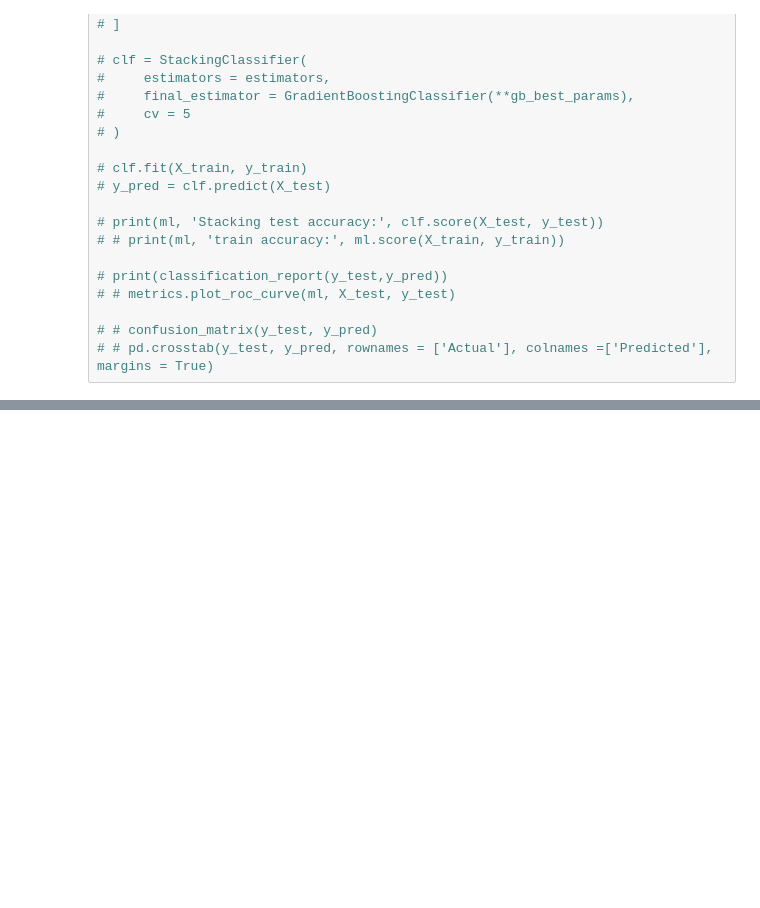
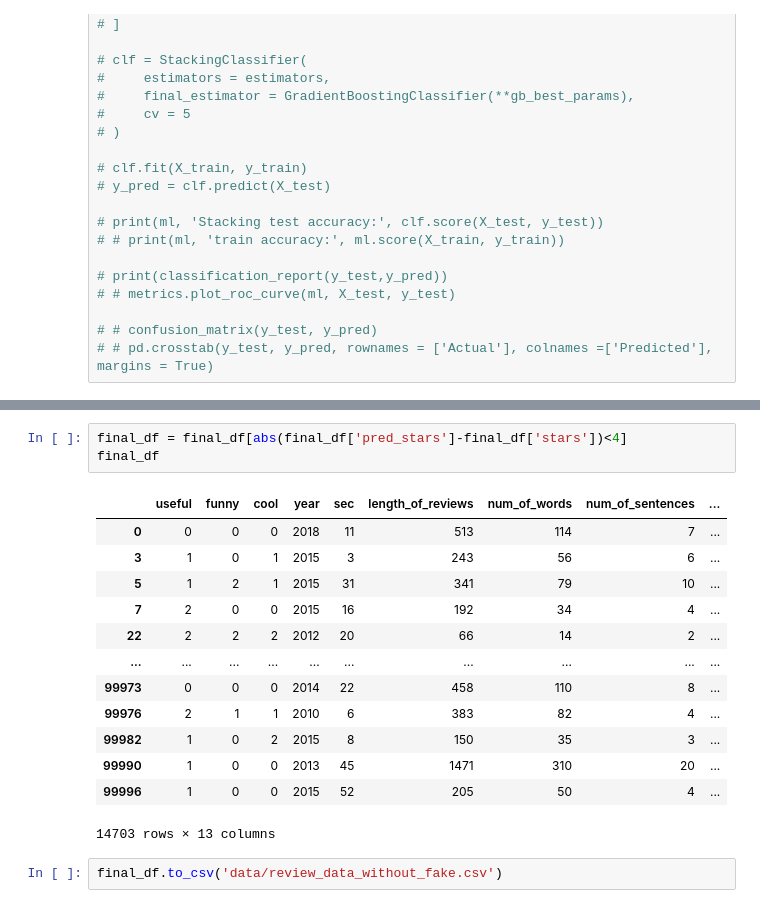
Before and after one commit to yonniechan/Restaurants-Closure-Forecasting-by-Fake-Reviews-Detection-NLP-and-ML-Techniques, a Jupyter notebook: Modeling.ipynb, the cells around one changed output, grey strips where cells are left out. Saved outputs shown, nothing was run; the diff lists cells and outputs as text; blank space fills up the shorter version.

```diff
--- a/Modeling.ipynb
+++ b/Modeling.ipynb
@@ -243,0 +266,19 @@ weighted avg       0.73      0.76      0.73     16514
+# %%
+final_df = final_df[abs(final_df['pred_stars']-final_df['stars'])<4]
+final_df
+# %% [output]
+|  | useful | funny | cool | year | sec | length_of_reviews | num_of_words | num_of_sentences | ... |
+| 0 | 0 | 0 | 0 | 2018 | 11 | 513 | 114 | 7 | ... |
+| 3 | 1 | 0 | 1 | 2015 | 3 | 243 | 56 | 6 | ... |
+| 5 | 1 | 2 | 1 | 2015 | 31 | 341 | 79 | 10 | ... |
+| 7 | 2 | 0 | 0 | 2015 | 16 | 192 | 34 | 4 | ... |
+| 22 | 2 | 2 | 2 | 2012 | 20 | 66 | 14 | 2 | ... |
+| ... | ... | ... | ... | ... | ... | ... | ... | ... | ... |
+| 99973 | 0 | 0 | 0 | 2014 | 22 | 458 | 110 | 8 | ... |
+| 99976 | 2 | 1 | 1 | 2010 | 6 | 383 | 82 | 4 | ... |
+| 99982 | 1 | 0 | 2 | 2015 | 8 | 150 | 35 | 3 | ... |
+| 99990 | 1 | 0 | 0 | 2013 | 45 | 1471 | 310 | 20 | ... |
+| 99996 | 1 | 0 | 0 | 2015 | 52 | 205 | 50 | 4 | ... |
+14703 rows × 13 columns
+# %%
+final_df.to_csv('data/review_data_without_fake.csv')
```
Also changed, not shown: parts of 5 cells of this notebook, 1 other file.
